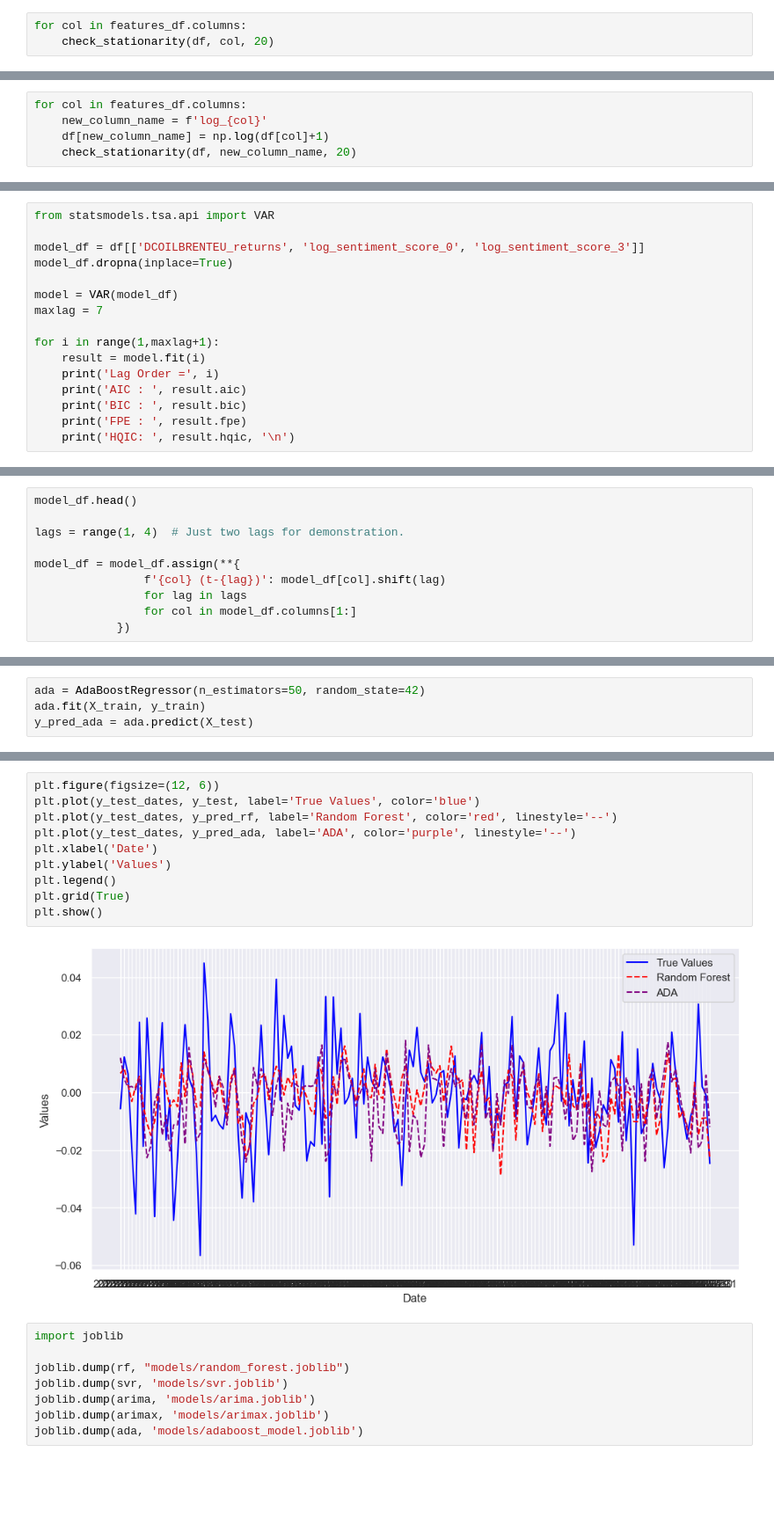
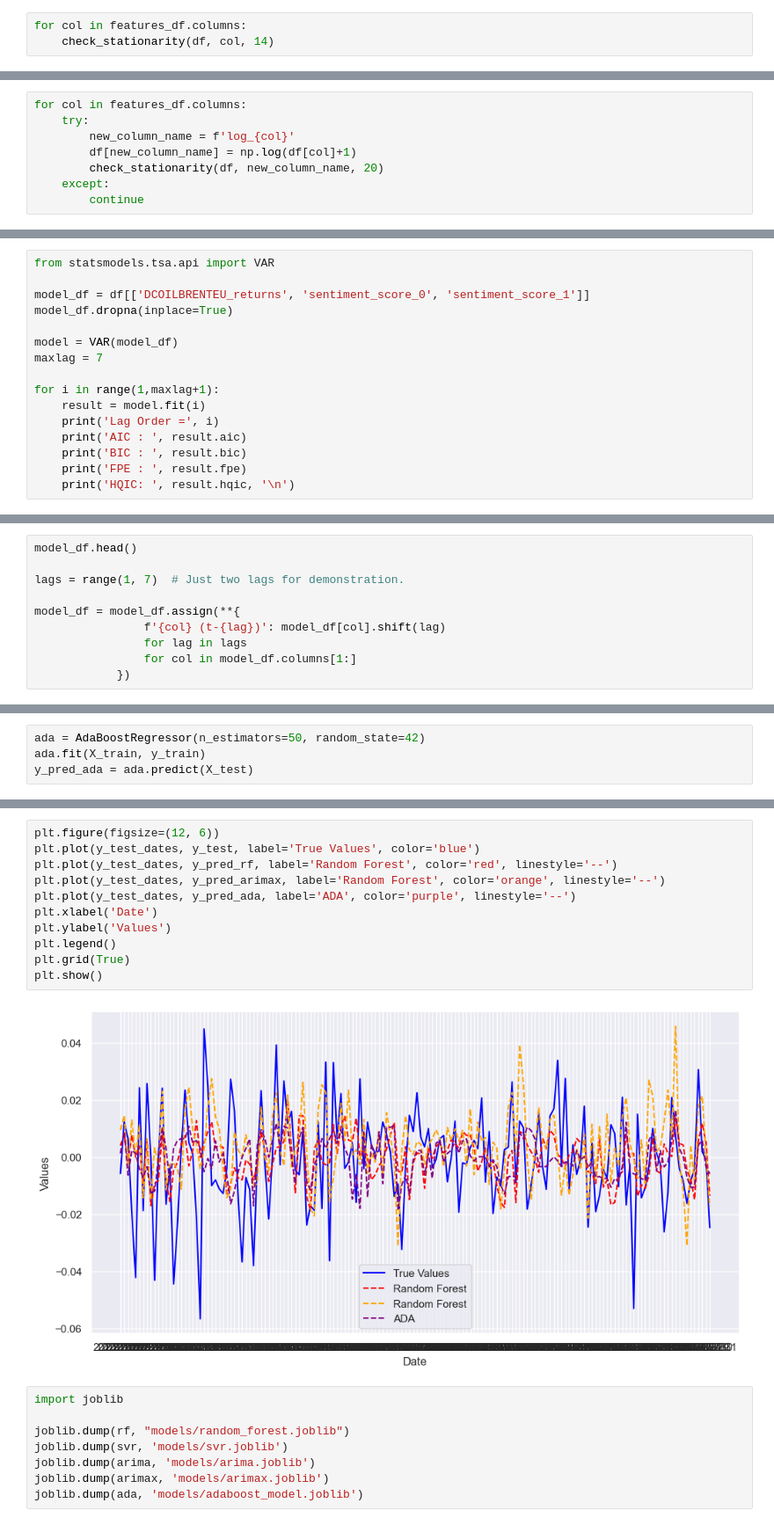
Before and after one commit to patricia-van/Oil-Price-Prediction-using-Tweets, a Jupyter notebook: modelling.ipynb, the cells around one changed output, grey strips where cells are left out. Shown at 88% size. Saved outputs shown, nothing was run; the diff lists cells and outputs as text; blank space fills up the shorter version.

```diff
--- a/modelling.ipynb
+++ b/modelling.ipynb
@@ -235,5 +236,5 @@ Critical Values: {'1%': -3.978245333552409, '5%': -3.4199128949932036, '10%': -3
 Note: If P-Value is smaller than 0.05, we reject the null hypothesis and the series is stationary
 # %%
 for col in features_df.columns:
-    check_stationarity(df, col, 20)
+    check_stationarity(df, col, 14)
 # %% [output]
@@ -294,7 +295,10 @@ Note: If P-Value is smaller than 0.05, we reject the null hypothesis and the ser
 ... (8 outputs left out)
 # %%
 for col in features_df.columns:
-    new_column_name = f'log_{col}'
-    df[new_column_name] = np.log(df[col]+1)
-    check_stationarity(df, new_column_name, 20)
+    try:
+        new_column_name = f'log_{col}'
+        df[new_column_name] = np.log(df[col]+1)
+        check_stationarity(df, new_column_name, 20)
+    except:
+        continue
 # %% [output]
@@ -431,7 +435,7 @@ parameter F test:         F=0.5143  , p=0.9251  , df_denom=438, df_num=14
 # %%
 from statsmodels.tsa.api import VAR
 
-model_df = df[['DCOILBRENTEU_returns', 'log_sentiment_score_0', 'log_sentiment_score_3']]
+model_df = df[['DCOILBRENTEU_returns', 'sentiment_score_0', 'sentiment_score_1']]
 model_df.dropna(inplace=True)
 
 model = VAR(model_df)
@@ -508,7 +512,7 @@ print(lag_order_selection.summary())
 # %%
 model_df.head()
 
-lags = range(1, 4)  # Just two lags for demonstration.
+lags = range(1, 7)  # Just two lags for demonstration.
 
 model_df = model_df.assign(**{
                 f'{col} (t-{lag})': model_df[col].shift(lag)
@@ -616,15 +620,16 @@ plot_true_vs_pred_line(y_test_dates, y_test, y_pred_ada, "AdaBoost")
 # %%
 plt.figure(figsize=(12, 6))
 plt.plot(y_test_dates, y_test, label='True Values', color='blue')
 plt.plot(y_test_dates, y_pred_rf, label='Random Forest', color='red', linestyle='--')
+plt.plot(y_test_dates, y_pred_arimax, label='Random Forest', color='orange', linestyle='--')
 plt.plot(y_test_dates, y_pred_ada, label='ADA', color='purple', linestyle='--')
 plt.xlabel('Date')
 plt.ylabel('Values')
 plt.legend()
 plt.grid(True)
 plt.show()
 # %% [output]
-[figure, old version]
+[figure, new version]
 # %%
 import joblib
 
```
Also changed, not shown: parts of 14 cells of this notebook, 5 other files.
